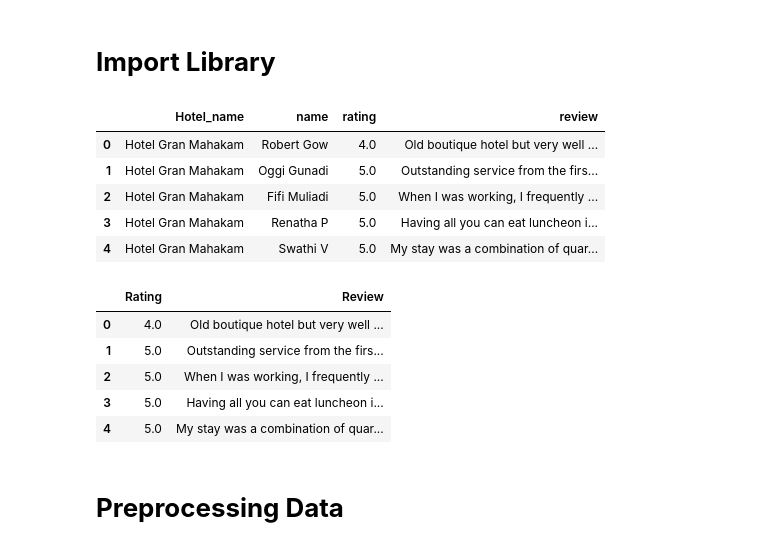
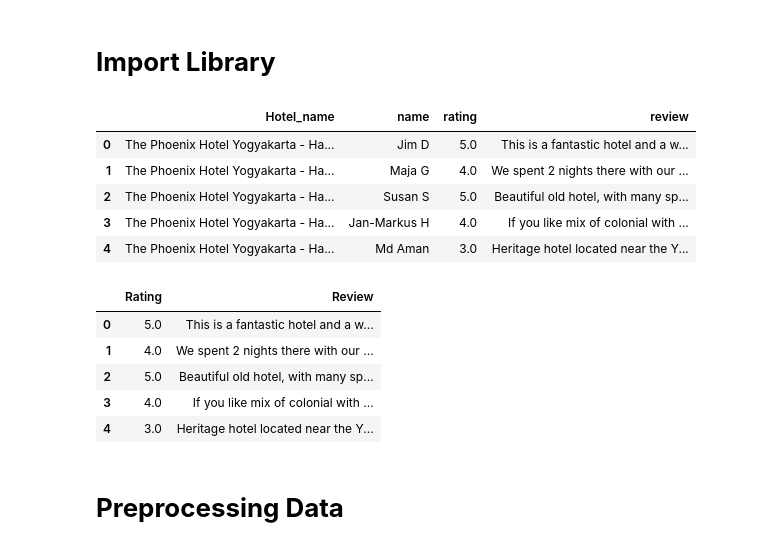
Before and after one commit to sajidannn/Sentiment_Analysis_Hotel_Reviews, a Jupyter notebook: Sentiment_Reviews.ipynb, the cells around one changed output. Saved outputs shown, nothing was run; the diff lists cells and outputs as text; code cells hidden in the pictures.

```diff
--- a/Sentiment_Reviews.ipynb
+++ b/Sentiment_Reviews.ipynb
@@ -15,28 +14,28 @@ warnings.filterwarnings('ignore')
 
 pd.pandas.set_option('display.max_columns', None)
 # %%
-filename = "reviewHotelJakarta2.csv"
+filename = "reviewHotelJogja.csv"
 # filename = "allReview.csv"
 df = pd.read_csv(filename, encoding = 'latin-1')
 df.head()
 # %% [output]
 |  | Hotel_name | name | rating | review |
-| 0 | Hotel Gran Mahakam | Robert Gow | 4.0 | Old boutique hotel but very well ... |
-| 1 | Hotel Gran Mahakam | Oggi Gunadi | 5.0 | Outstanding service from the firs... |
-| 2 | Hotel Gran Mahakam | Fifi Muliadi | 5.0 | When I was working, I frequently ... |
-| 3 | Hotel Gran Mahakam | Renatha P | 5.0 | Having all you can eat luncheon i... |
-| 4 | Hotel Gran Mahakam | Swathi V | 5.0 | My stay was a combination of quar... |
+| 0 | The Phoenix Hotel Yogyakarta - Ha... | Jim D | 5.0 | This is a fantastic hotel and a w... |
+| 1 | The Phoenix Hotel Yogyakarta - Ha... | Maja G | 4.0 | We spent 2 nights there with our ... |
+| 2 | The Phoenix Hotel Yogyakarta - Ha... | Susan S | 5.0 | Beautiful old hotel, with many sp... |
+| 3 | The Phoenix Hotel Yogyakarta - Ha... | Jan-Markus H | 4.0 | If you like mix of colonial with ... |
+| 4 | The Phoenix Hotel Yogyakarta - Ha... | Md Aman | 3.0 | Heritage hotel located near the Y... |
 # %%
 df.drop(columns = ['Hotel_name', 'name'], inplace = True)
 df.columns = ['Rating', 'Review']
 df.head()
 # %% [output]
 |  | Rating | Review |
-| 0 | 4.0 | Old boutique hotel but very well ... |
-| 1 | 5.0 | Outstanding service from the firs... |
-| 2 | 5.0 | When I was working, I frequently ... |
-| 3 | 5.0 | Having all you can eat luncheon i... |
-| 4 | 5.0 | My stay was a combination of quar... |
+| 0 | 5.0 | This is a fantastic hotel and a w... |
+| 1 | 4.0 | We spent 2 nights there with our ... |
+| 2 | 5.0 | Beautiful old hotel, with many sp... |
+| 3 | 4.0 | If you like mix of colonial with ... |
+| 4 | 3.0 | Heritage hotel located near the Y... |
 # %% [markdown]
 # **Preprocessing Data**
 # %% [markdown]
```
Also changed, not shown: parts of 17 cells of this notebook, 4 other files.
